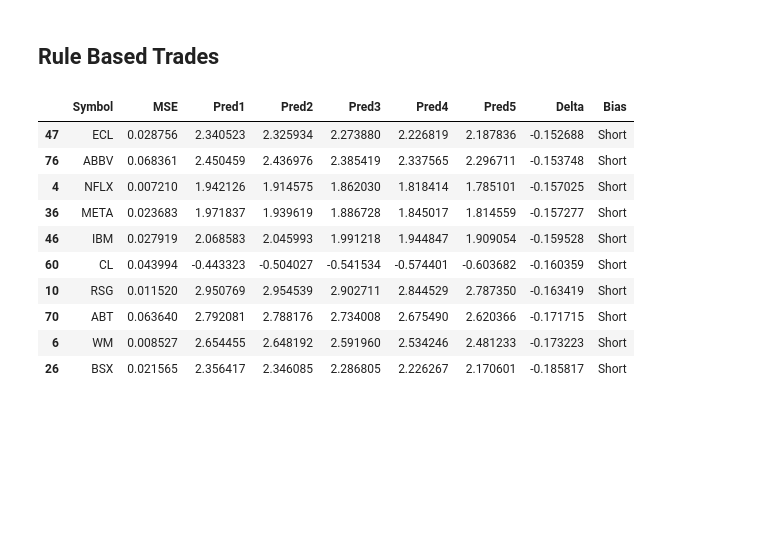
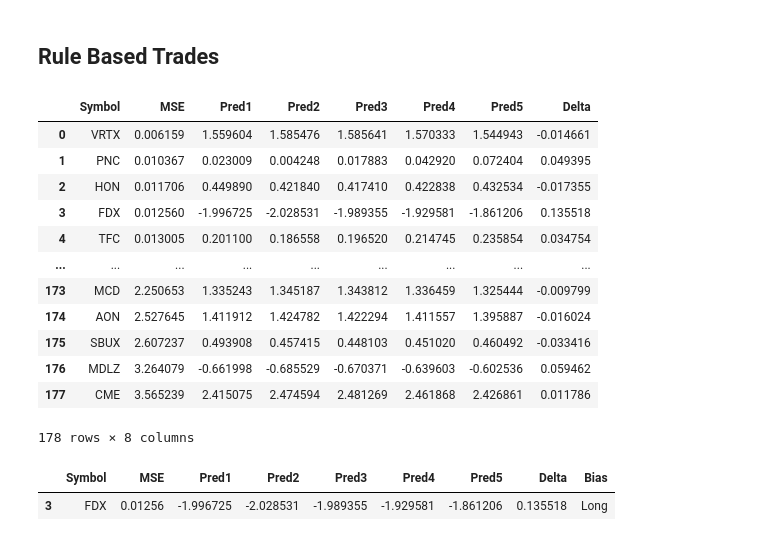
Before and after one commit to BeastOrchestra/TFT, a Jupyter notebook: loadAndPredict.ipynb, the cells around one changed output. Drawn from its saved outputs; the diff is of its cells as text; code cells hidden in the pictures; blank space fills up the shorter version.

```diff
--- a/loadAndPredict.ipynb
+++ b/loadAndPredict.ipynb
@@ -371,22 +370,29 @@ KeyboardInterrupt:
 # %% [markdown]
 ## Rule Based Trades
+# %%
+results_df_sorted
+# %% [output]
+|  | Symbol | MSE | Pred1 | Pred2 | Pred3 | Pred4 | Pred5 | Delta |
+| 0 | VRTX | 0.006159 | 1.559604 | 1.585476 | 1.585641 | 1.570333 | 1.544943 | -0.014661 |
+| 1 | PNC | 0.010367 | 0.023009 | 0.004248 | 0.017883 | 0.042920 | 0.072404 | 0.049395 |
+| 2 | HON | 0.011706 | 0.449890 | 0.421840 | 0.417410 | 0.422838 | 0.432534 | -0.017355 |
+| 3 | FDX | 0.012560 | -1.996725 | -2.028531 | -1.989355 | -1.929581 | -1.861206 | 0.135518 |
+| 4 | TFC | 0.013005 | 0.201100 | 0.186558 | 0.196520 | 0.214745 | 0.235854 | 0.034754 |
+| ... | ... | ... | ... | ... | ... | ... | ... | ... |
+| 173 | MCD | 2.250653 | 1.335243 | 1.345187 | 1.343812 | 1.336459 | 1.325444 | -0.009799 |
+| 174 | AON | 2.527645 | 1.411912 | 1.424782 | 1.422294 | 1.411557 | 1.395887 | -0.016024 |
+| 175 | SBUX | 2.607237 | 0.493908 | 0.457415 | 0.448103 | 0.451020 | 0.460492 | -0.033416 |
+| 176 | MDLZ | 3.264079 | -0.661998 | -0.685529 | -0.670371 | -0.639603 | -0.602536 | 0.059462 |
+| 177 | CME | 3.565239 | 2.415075 | 2.474594 | 2.481269 | 2.461868 | 2.426861 | 0.011786 |
+178 rows × 8 columns
 # %%
-results_df_sorted = pd.read_csv('/Users/alecjeffery/Documents/Playgrounds/Python/TFT/predictions/RankedPreds_3-9b_Model.csv')
+results_df_sorted = pd.read_csv('/Users/alecjeffery/Documents/Playgrounds/Python/TFT/predictions/RankedPreds_3-22_Model.csv')
 ProposedTrades = results_df_sorted[(results_df_sorted['MSE'] < 0.1) &
-                  ((results_df_sorted['Delta'] > 0.15) | (results_df_sorted['Delta'] < -0.15))
+                  ((results_df_sorted['Delta'] > 0.1) | (results_df_sorted['Delta'] < -0.1))
                   ].sort_values(by="Delta", ascending=False)
 ProposedTrades.loc[ProposedTrades['Delta'] > 0, 'Bias'] = 'Long'
 ProposedTrades.loc[ProposedTrades['Delta'] < 0, 'Bias'] = 'Short'
 ProposedTrades
 # %% [output]
 |  | Symbol | MSE | Pred1 | Pred2 | Pred3 | Pred4 | Pred5 | Delta | Bias |
-| 47 | ECL | 0.028756 | 2.340523 | 2.325934 | 2.273880 | 2.226819 | 2.187836 | -0.152688 | Short |
-| 76 | ABBV | 0.068361 | 2.450459 | 2.436976 | 2.385419 | 2.337565 | 2.296711 | -0.153748 | Short |
-| 4 | NFLX | 0.007210 | 1.942126 | 1.914575 | 1.862030 | 1.818414 | 1.785101 | -0.157025 | Short |
-| 36 | META | 0.023683 | 1.971837 | 1.939619 | 1.886728 | 1.845017 | 1.814559 | -0.157277 | Short |
-| 46 | IBM | 0.027919 | 2.068583 | 2.045993 | 1.991218 | 1.944847 | 1.909054 | -0.159528 | Short |
-| 60 | CL | 0.043994 | -0.443323 | -0.504027 | -0.541534 | -0.574401 | -0.603682 | -0.160359 | Short |
-| 10 | RSG | 0.011520 | 2.950769 | 2.954539 | 2.902711 | 2.844529 | 2.787350 | -0.163419 | Short |
-| 70 | ABT | 0.063640 | 2.792081 | 2.788176 | 2.734008 | 2.675490 | 2.620366 | -0.171715 | Short |
-| 6 | WM | 0.008527 | 2.654455 | 2.648192 | 2.591960 | 2.534246 | 2.481233 | -0.173223 | Short |
-| 26 | BSX | 0.021565 | 2.356417 | 2.346085 | 2.286805 | 2.226267 | 2.170601 | -0.185817 | Short |
+| 3 | FDX | 0.01256 | -1.996725 | -2.028531 | -1.989355 | -1.929581 | -1.861206 | 0.135518 | Long |
```
Also changed, not shown: parts of 2 cells of this notebook.
